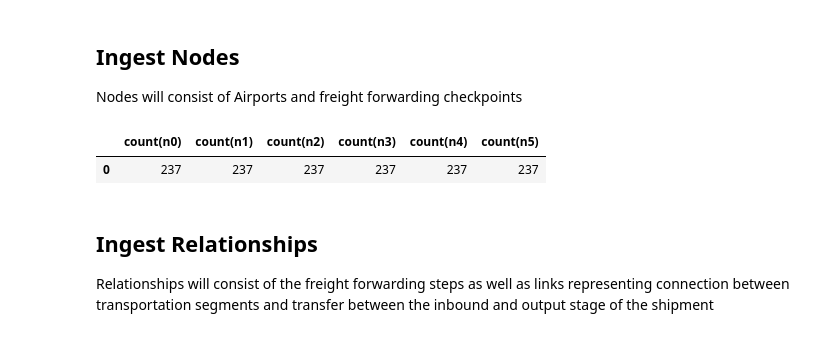
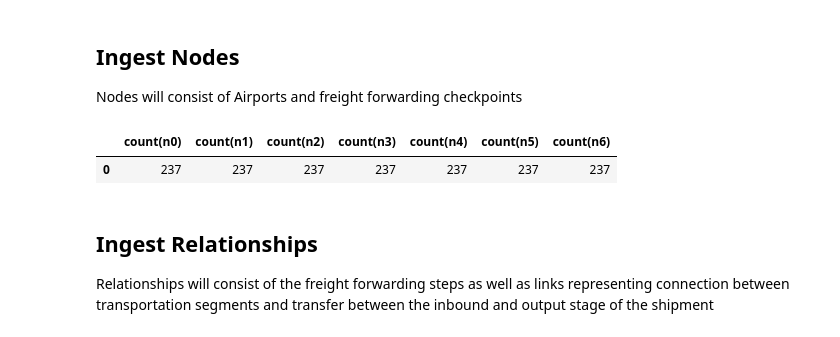
Before and after one commit to neo4j-product-examples/supply-chain-logistics-demo, a Jupyter notebook: airplane-cargo/transform-and-load.ipynb, the cells around one changed output. Drawn from its saved outputs; the diff is of its cells as text; code cells hidden in the pictures.

```diff
--- a/airplane-cargo/transform-and-load.ipynb
+++ b/airplane-cargo/transform-and-load.ipynb
@@ -106,35 +123,49 @@ gds.run_cypher('CREATE INDEX transfer_path IF NOT EXISTS FOR ()-[r:TRANSFER]-()
 # %% [markdown]
 ## Ingest Nodes
 Nodes will consist of Airports and freight forwarding checkpoints
+# %%
+# Load nodes and draw location at relationships
+cols = df.columns.tolist()
+
+airport_ids = set()
+for col in cols:
+    if 'place' in col:
+        airport_ids.update([int(i) for i in df.loc[(df[col] != '?') & (df[col].notna()), col].unique().tolist()])
+
+# Creating Names for the airports will help with human readability
+Faker.seed(0)
+fake = Faker()
+def single_name_city():
+   n = fake.city()
+   while ' ' in n: # multi word names are a bit of a mouthful
+       n = fake.city()
+   return n
+
+airports = [{'id':airport_id , 'name':single_name_city()} for airport_id in airport_ids]
 # %%
 # Load nodes and draw location at relationships
-cols = df.columns.tolist()
+gds.run_cypher('''
+    UNWIND $airports AS a
+    WITH a.id AS airportId, a.name AS name
+    MERGE(n0:Airport {airportId: airportId}) SET n0.name=name
+    MERGE(n1:EntryPoint {airportId: airportId}) SET n1.name=name
+    MERGE(n2:DepartureWarehouse{airportId: airportId}) SET n2.name=name
+    MERGE(n3:DeparturePoint {airportId: airportId}) SET n3.name=name
+    MERGE(n4:ArrivalWarehouse {airportId: airportId}) SET n4.name=name
+    MERGE(n5:TransferPoint {airportId: airportId}) SET n5.name=name
+    MERGE(n6:Destination {airportId: airportId}) SET n6.name=name
 
-airport_ids = set()
-for col in cols:
-    if 'place' in col:
-        #print([i for i in df.loc[(df[col] != '?') & (df[col].notna()), col].tolist()])
-        airport_ids.update([int(i) for i in df.loc[(df[col] != '?') & (df[col].notna()), col].unique().tolist()])
-
-gds.run_cypher('''
-    UNWIND $airportIds AS airportId
-    MERGE(n0:Airport {airportId: airportId})
-    MERGE(n1:EntryPoint {airportId: airportId})
-    MERGE(n2:DepartureWarehouse{airportId: airportId})
-    MERGE(n3:DeparturePoint {airportId: airportId})
-    MERGE(n4:ArrivalWarehouse {airportId: airportId})
-    MERGE(n5:Destination {airportId: airportId})
-
-    MERGE(n0)<-[r1:LOCATED_AT]-(n1)
-    MERGE(n0)<-[r2:LOCATED_AT]-(n2)
-    MERGE(n0)<-[r3:LOCATED_AT]-(n3)
-    MERGE(n0)<-[r4:LOCATED_AT]-(n4)
-    MERGE(n0)<-[r5:LOCATED_AT]-(n5)
-    RETURN count(n0), count(n1), count(n2), count(n3), count(n4), count(n5)
-    ''', params={'airportIds':list(airport_ids)})
+    MERGE(n0)<-[:LOCATED_AT]-(n1)
+    MERGE(n0)<-[:LOCATED_AT]-(n2)
+    MERGE(n0)<-[:LOCATED_AT]-(n3)
+    MERGE(n0)<-[:LOCATED_AT]-(n4)
+    MERGE(n0)<-[:LOCATED_AT]-(n5)
+    MERGE(n0)<-[:LOCATED_AT]-(n6)
+    RETURN count(n0), count(n1), count(n2), count(n3), count(n4), count(n5), count(n6)
+    ''', params={'airports':airports})
 # %% [output]
-|  | count(n0) | count(n1) | count(n2) | count(n3) | count(n4) | count(n5) |
-| 0 | 237 | 237 | 237 | 237 | 237 | 237 |
+|  | count(n0) | count(n1) | count(n2) | count(n3) | count(n4) | count(n5) | count(n6) |
+| 0 | 237 | 237 | 237 | 237 | 237 | 237 | 237 |
 # %% [markdown]
 ## Ingest Relationships
 Relationships will consist of the freight forwarding steps as well as links representing connection between transportation segments and transfer between the inbound and output stage of the shipment
```
Also changed, not shown: parts of 17 cells of this notebook, 3 other files.
